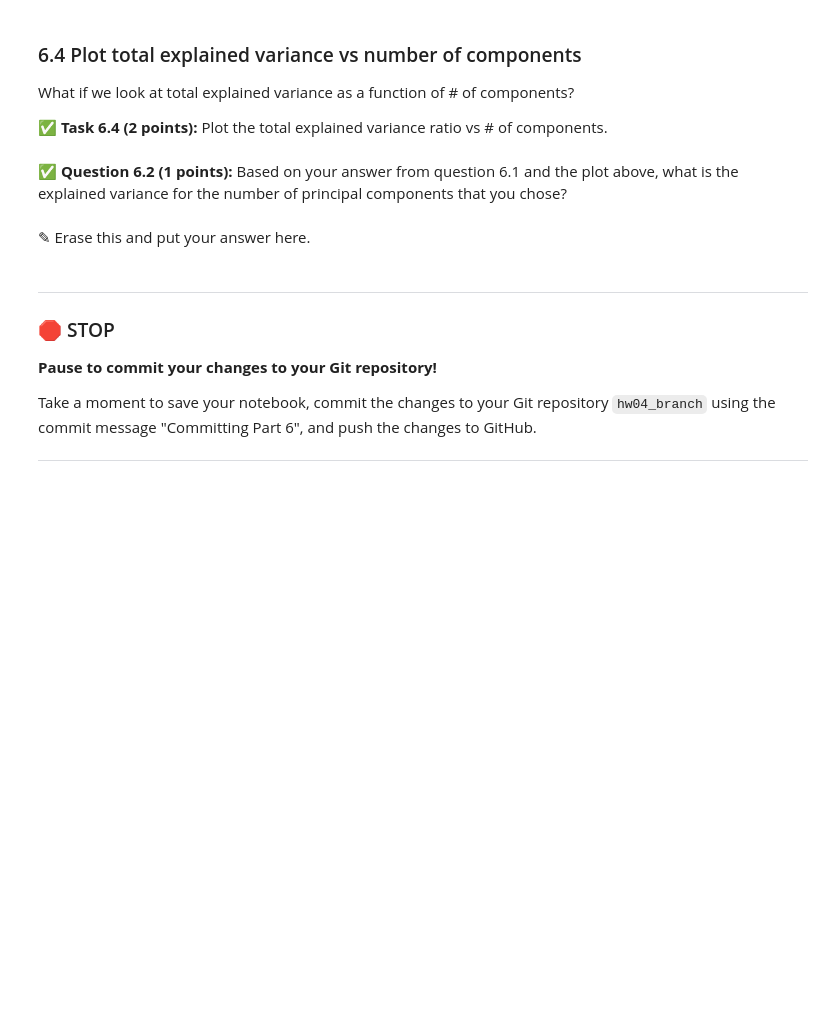
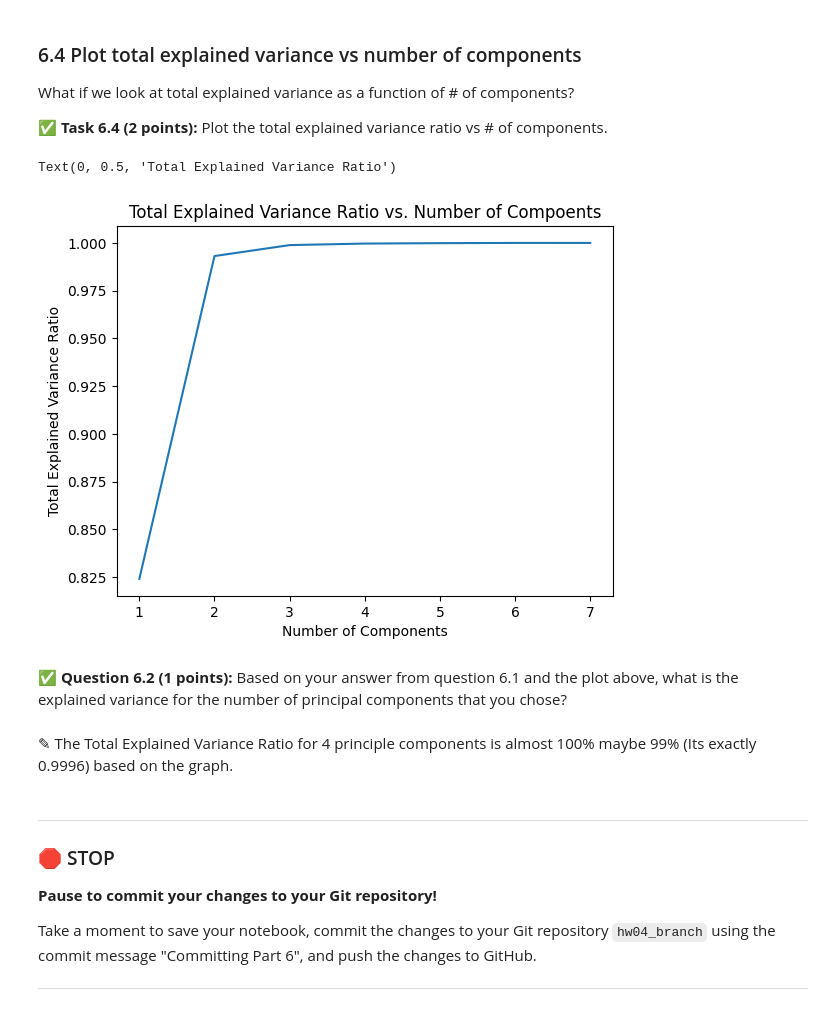
Before and after one commit to whitete3/CMSE202-f24-turnin, a Jupyter notebook: hw-04/HW-04_PerceptronSVMandPCA-STUDENT.ipynb, the cells around one changed output. Saved outputs shown, nothing was run; the diff lists cells and outputs as text; code cells hidden in the pictures; blank space fills up the shorter version.

```diff
--- a/hw-04/HW-04_PerceptronSVMandPCA-STUDENT.ipynb
+++ b/hw-04/HW-04_PerceptronSVMandPCA-STUDENT.ipynb
@@ -470,7 +507,16 @@ What if we look at total explained variance as a function of # of components?
+# %%
+# Put your code here
+plt.plot(num_components, total_variance_list)
+plt.title("Total Explained Variance Ratio vs. Number of Compoents")
+plt.xlabel("Number of Components")
+plt.ylabel("Total Explained Variance Ratio")
+# %% [output]
+Text(0, 0.5, 'Total Explained Variance Ratio')
+[figure, added]
 # %% [markdown]
 **&#9989; Question 6.2 (1 points):** Based on your answer from question 6.1 and the plot above, what is the explained variance for the number of principal components that you chose?
-# %% [markdown]
-<font size=+3>&#9998;</font> Erase this and put your answer here.
+# %% [markdown]
+<font size=+3>&#9998;</font> The Total Explained Variance Ratio for 4 principle components is almost 100% maybe 99% (Its exactly 0.9996) based on the graph.
 # %% [markdown]
 ---
 ### &#128721; STOP
```
Also changed, not shown: parts of 10 cells of this notebook.
